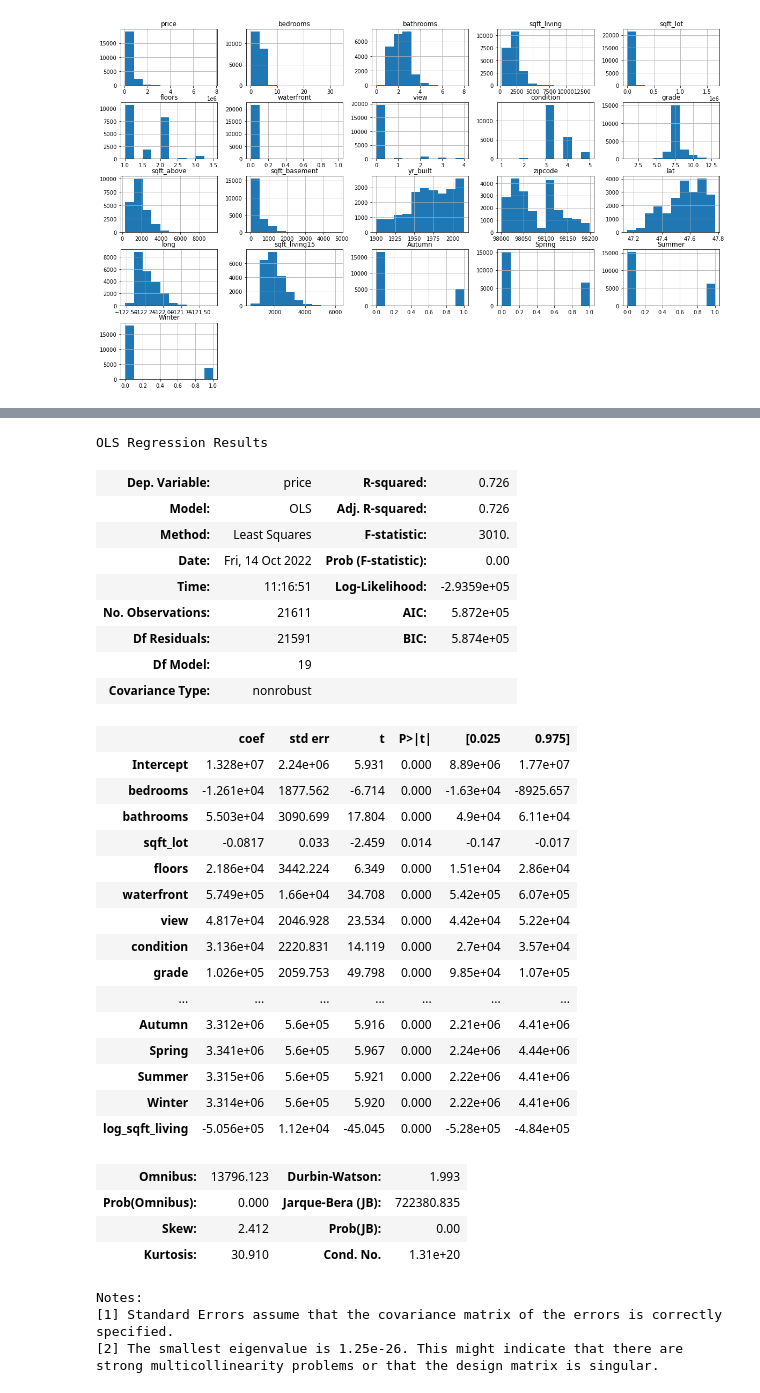
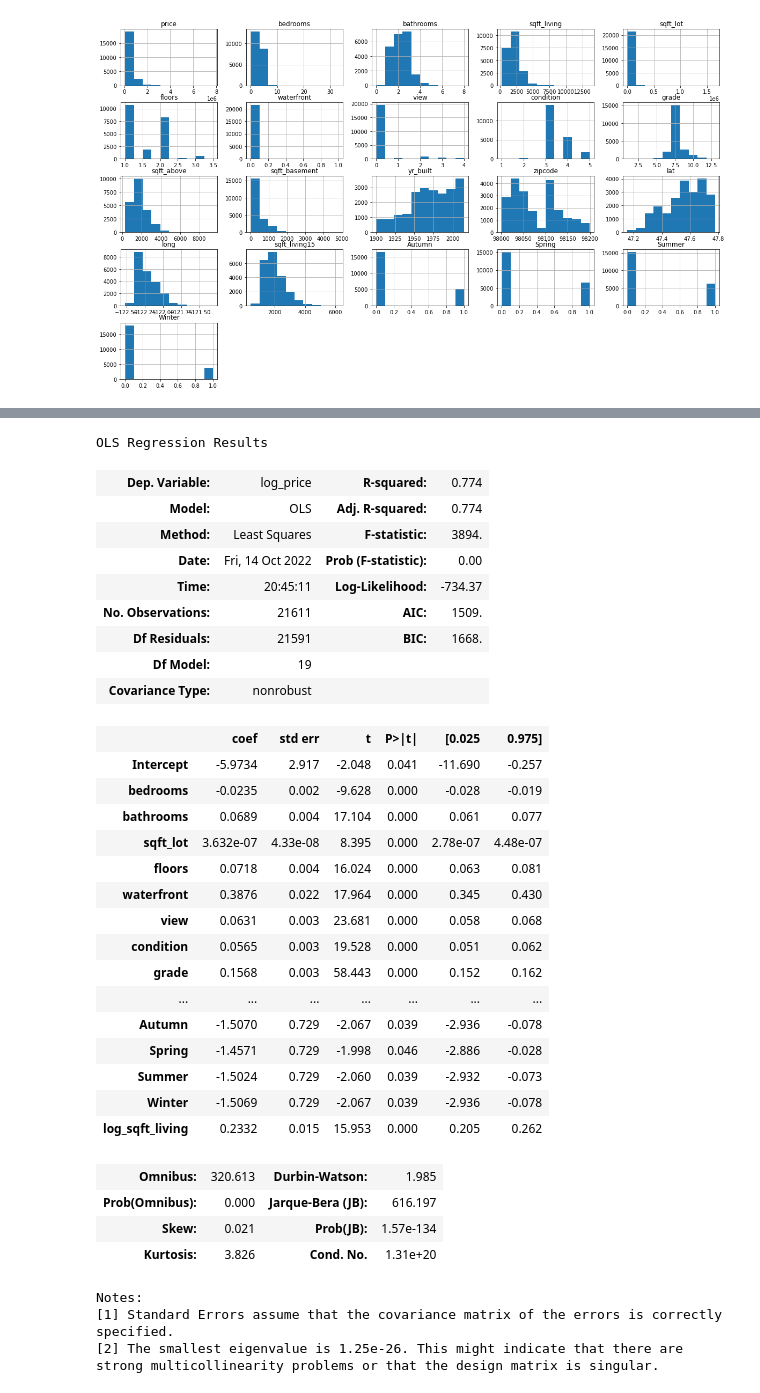
Before and after one commit to rahulakrish/linear_regression, a Jupyter notebook: phase2_project_rev1.ipynb, the cells around one changed output, grey strips where cells are left out. Drawn from its saved outputs; the diff is of its cells as text; code cells hidden in the pictures.

```diff
--- a/phase2_project_rev1.ipynb
+++ b/phase2_project_rev1.ipynb
@@ -356,0 +357,13 @@ pd.plotting.hist_frame(df1.drop(['date','month_of_sale','season','yr_renovated',
+# %%
+#transforming price
+df1['log_price'] = df1['price'].map(lambda x : np.log(x))
+
+# modelling with the transformed price
+outcome = 'log_price'
+variables = df1.drop(['price','log_price','date','month_of_sale','season','yr_renovated','sqft_lot15'],axis=1)
+variables_sum = '+'.join(variables.columns)
+
+f = outcome + '~' + variables_sum
+model_3 = ols(formula=f,data=df1).fit()
+
+model_3.summary()
@@ -378,44 +421,44 @@ pd.plotting.hist_frame(df1.drop(['date','month_of_sale','season','yr_renovated',
 # %%
 # modelling with the transformed sqft_living
-outcome = 'price'
-variables = df1.drop(['price','date','month_of_sale','season','yr_renovated','sqft_lot15','sqft_living'],axis=1)
+outcome = 'log_price'
+variables = df1.drop(['price','log_price','date','month_of_sale','season','yr_renovated','sqft_lot15','sqft_living'],axis=1)
 variables_sum = '+'.join(variables.columns)
 
 f = outcome + '~' + variables_sum
-model_3 = ols(formula=f,data=df1).fit()
+model_4 = ols(formula=f,data=df1).fit()
 
-model_3.summary()
+model_4.summary()
 # %% [output]
 OLS Regression Results
-| Dep. Variable: | price | R-squared: | 0.726 |
-| Model: | OLS | Adj. R-squared: | 0.726 |
-| Method: | Least Squares | F-statistic: | 3010. |
+| Dep. Variable: | log_price | R-squared: | 0.774 |
+| Model: | OLS | Adj. R-squared: | 0.774 |
+| Method: | Least Squares | F-statistic: | 3894. |
 | Date: | Fri, 14 Oct 2022 | Prob (F-statistic): | 0.00 |
-| Time: | 11:16:51 | Log-Likelihood: | -2.9359e+05 |
-| No. Observations: | 21611 | AIC: | 5.872e+05 |
-| Df Residuals: | 21591 | BIC: | 5.874e+05 |
+| Time: | 20:45:11 | Log-Likelihood: | -734.37 |
+| No. Observations: | 21611 | AIC: | 1509. |
+| Df Residuals: | 21591 | BIC: | 1668. |
 | Df Model: | 19 |  |  |
 | Covariance Type: | nonrobust |  |  |
 |  | coef | std err | t | P>|t| | [0.025 | 0.975] |
-| Intercept | 1.328e+07 | 2.24e+06 | 5.931 | 0.000 | 8.89e+06 | 1.77e+07 |
-| bedrooms | -1.261e+04 | 1877.562 | -6.714 | 0.000 | -1.63e+04 | -8925.657 |
-| bathrooms | 5.503e+04 | 3090.699 | 17.804 | 0.000 | 4.9e+04 | 6.11e+04 |
-| sqft_lot | -0.0817 | 0.033 | -2.459 | 0.014 | -0.147 | -0.017 |
-| floors | 2.186e+04 | 3442.224 | 6.349 | 0.000 | 1.51e+04 | 2.86e+04 |
-| waterfront | 5.749e+05 | 1.66e+04 | 34.708 | 0.000 | 5.42e+05 | 6.07e+05 |
-| view | 4.817e+04 | 2046.928 | 23.534 | 0.000 | 4.42e+04 | 5.22e+04 |
-| condition | 3.136e+04 | 2220.831 | 14.119 | 0.000 | 2.7e+04 | 3.57e+04 |
-| grade | 1.026e+05 | 2059.753 | 49.798 | 0.000 | 9.85e+04 | 1.07e+05 |
+| Intercept | -5.9734 | 2.917 | -2.048 | 0.041 | -11.690 | -0.257 |
+| bedrooms | -0.0235 | 0.002 | -9.628 | 0.000 | -0.028 | -0.019 |
+| bathrooms | 0.0689 | 0.004 | 17.104 | 0.000 | 0.061 | 0.077 |
+| sqft_lot | 3.632e-07 | 4.33e-08 | 8.395 | 0.000 | 2.78e-07 | 4.48e-07 |
+| floors | 0.0718 | 0.004 | 16.024 | 0.000 | 0.063 | 0.081 |
+| waterfront | 0.3876 | 0.022 | 17.964 | 0.000 | 0.345 | 0.430 |
+| view | 0.0631 | 0.003 | 23.681 | 0.000 | 0.058 | 0.068 |
+| condition | 0.0565 | 0.003 | 19.528 | 0.000 | 0.051 | 0.062 |
+| grade | 0.1568 | 0.003 | 58.443 | 0.000 | 0.152 | 0.162 |
 | ... | ... | ... | ... | ... | ... | ... |
-| Autumn | 3.312e+06 | 5.6e+05 | 5.916 | 0.000 | 2.21e+06 | 4.41e+06 |
-| Spring | 3.341e+06 | 5.6e+05 | 5.967 | 0.000 | 2.24e+06 | 4.44e+06 |
-| Summer | 3.315e+06 | 5.6e+05 | 5.921 | 0.000 | 2.22e+06 | 4.41e+06 |
-| Winter | 3.314e+06 | 5.6e+05 | 5.920 | 0.000 | 2.22e+06 | 4.41e+06 |
-| log_sqft_living | -5.056e+05 | 1.12e+04 | -45.045 | 0.000 | -5.28e+05 | -4.84e+05 |
+| Autumn | -1.5070 | 0.729 | -2.067 | 0.039 | -2.936 | -0.078 |
+| Spring | -1.4571 | 0.729 | -1.998 | 0.046 | -2.886 | -0.028 |
+| Summer | -1.5024 | 0.729 | -2.060 | 0.039 | -2.932 | -0.073 |
+| Winter | -1.5069 | 0.729 | -2.067 | 0.039 | -2.936 | -0.078 |
+| log_sqft_living | 0.2332 | 0.015 | 15.953 | 0.000 | 0.205 | 0.262 |
-| Omnibus: | 13796.123 | Durbin-Watson: | 1.993 |
-| Prob(Omnibus): | 0.000 | Jarque-Bera (JB): | 722380.835 |
-| Skew: | 2.412 | Prob(JB): | 0.00 |
-| Kurtosis: | 30.910 | Cond. No. | 1.31e+20 |
+| Omnibus: | 320.613 | Durbin-Watson: | 1.985 |
+| Prob(Omnibus): | 0.000 | Jarque-Bera (JB): | 616.197 |
+| Skew: | 0.021 | Prob(JB): | 1.57e-134 |
+| Kurtosis: | 3.826 | Cond. No. | 1.31e+20 |
 Notes:
 [1] Standard Errors assume that the covariance matrix of the errors is correctly specified.
 [2] The smallest eigenvalue is 1.25e-26. This might indicate that there are
```
Also changed, not shown: parts of 47 cells of this notebook.
